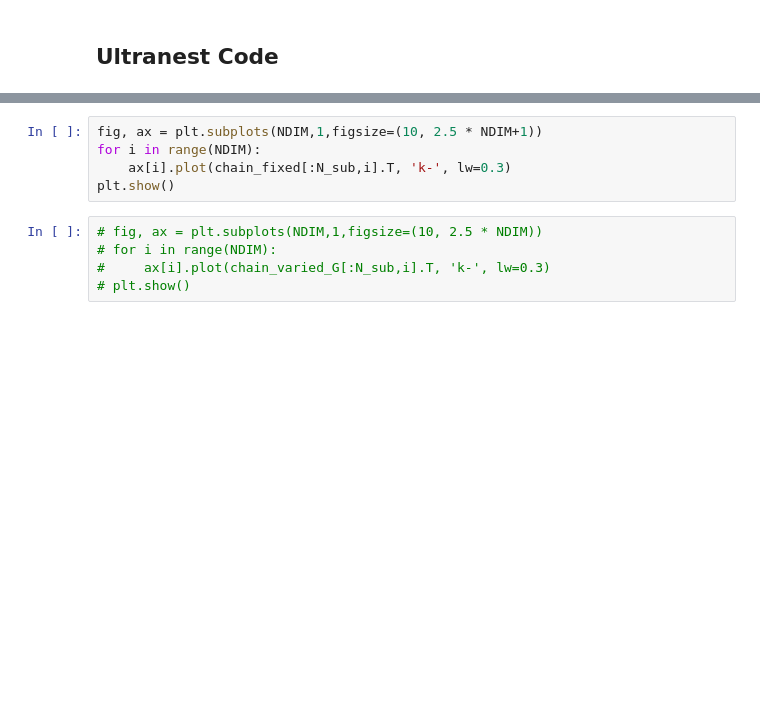
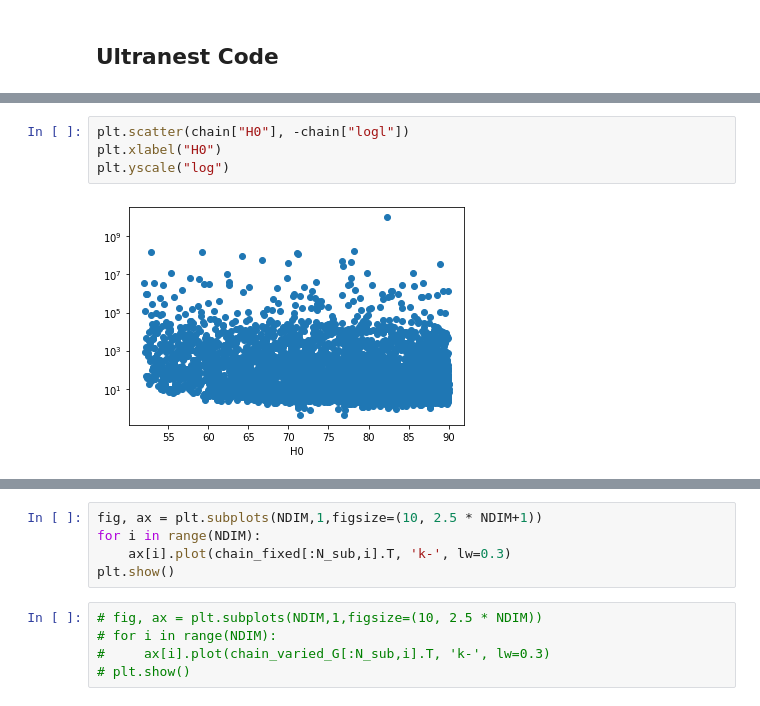
Before and after one commit to jadamo/CovNet, a Jupyter notebook: notebooks/Likelihood.ipynb, the cells around one changed output, grey strips where cells are left out. Saved outputs shown, nothing was run; the diff lists cells and outputs as text; blank space fills up the shorter version.

```diff
--- a/notebooks/Likelihood.ipynb
+++ b/notebooks/Likelihood.ipynb
@@ -166 +177,7 @@ print(chain[2])
+# %%
+plt.scatter(chain["H0"], -chain["logl"])
+plt.xlabel("H0")
+plt.yscale("log")
+# %% [output]
+[figure, added]
 # %%
```
Also changed, not shown: parts of 11 cells of this notebook, 3 other files.
